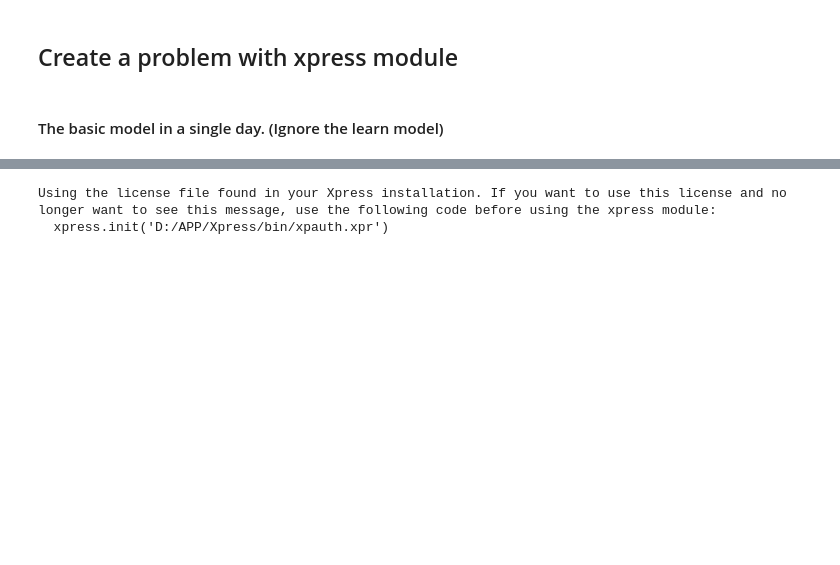
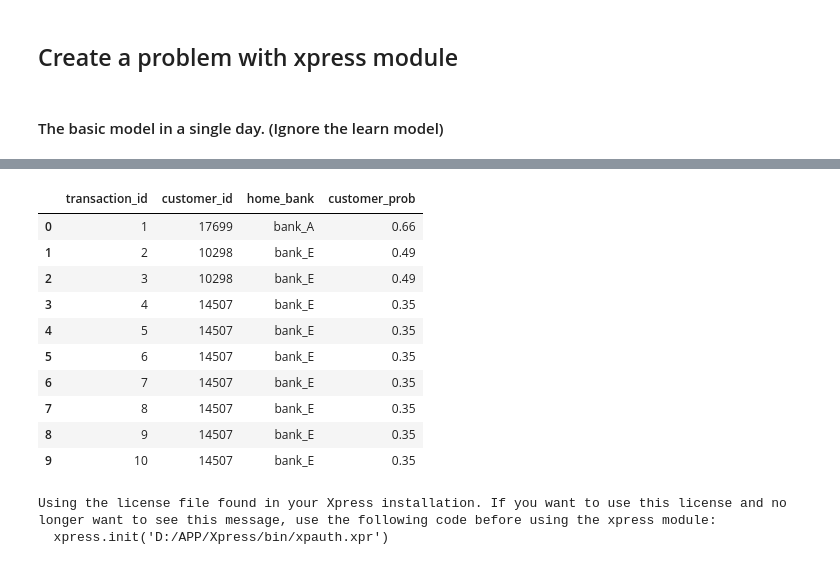
Before and after one commit to Eliza-OK/13-group-project, a Jupyter notebook: project1.0.ipynb, the cells around one changed output, grey strips where cells are left out. Saved outputs shown, nothing was run; the diff lists cells and outputs as text; code cells hidden in the pictures; blank space fills up the shorter version.

```diff
--- a/project1.0.ipynb
+++ b/project1.0.ipynb
@@ -45,13 +116,20 @@ customer_num = 10
 # data (parameeters) needed in this problem
 # NOTE THAT: very strightforward way in this case as this is the idea stage.
 # still need to abstract the single instead of a whole data set
-x_length = len(TransactionsInput_clean["transaction_id"])
-y_length = len(TransactionsInput_clean["transaction_id"])
-Prob_transac = TransactionsInput_clean["transac_prob"]
-# Prob_description = TransactionsInput_clean["description_prob"]
-Prob_customer = CustomerBase["customer_prob"]
+x_length = len(TransactionsInput_clean_test["transaction_id"])
+y_length = len(TransactionsInput_clean_test["transaction_id"])
+Prob_transac = TransactionsInput_clean_test["transac_prob"]
+# Prob_description = TransactionsInput_clean_test["description_prob"]
+
+Customer_test = pd.merge(TransactionsInput_clean_test, CustomerBase, on="customer_id", how="left")[['transaction_id','customer_id','home_bank','customer_prob']]
+Prob_customer = Customer_test["customer_prob"]
+
+# bank here is used to distribute the investigation resiponsibility
+Bank_to = TransactionsInput_clean_test["bank_to"]
+Bank_from = TransactionsInput_clean_test["bank_from"]
 
 
+# Parameters
 Bank = ["A", "B", "C", "D", "E"]
 Investigarion_team = [8, 12, 10, 10, 10]
 
@@ -59,6 +137,21 @@ Priority = [1,2,3,4]
 Investigation_time = [0.25, 0.5, 1, 2]
 Investigation_hire_exter = [40, 60, 100, 150]
 Investigation_success = [0.5, 0.6, 0.7, 0.8]
+# %%
+# test
+Customer_test
+# %% [output]
+|  | transaction_id | customer_id | home_bank | customer_prob |
+| 0 | 1 | 17699 | bank_A | 0.66 |
+| 1 | 2 | 10298 | bank_E | 0.49 |
+| 2 | 3 | 10298 | bank_E | 0.49 |
+| 3 | 4 | 14507 | bank_E | 0.35 |
+| 4 | 5 | 14507 | bank_E | 0.35 |
+| 5 | 6 | 14507 | bank_E | 0.35 |
+| 6 | 7 | 14507 | bank_E | 0.35 |
+| 7 | 8 | 14507 | bank_E | 0.35 |
+| 8 | 9 | 14507 | bank_E | 0.35 |
+| 9 | 10 | 14507 | bank_E | 0.35 |
 # %%
 # Create a problem called transaction
 
```
Also changed, not shown: parts of 9 cells of this notebook.
